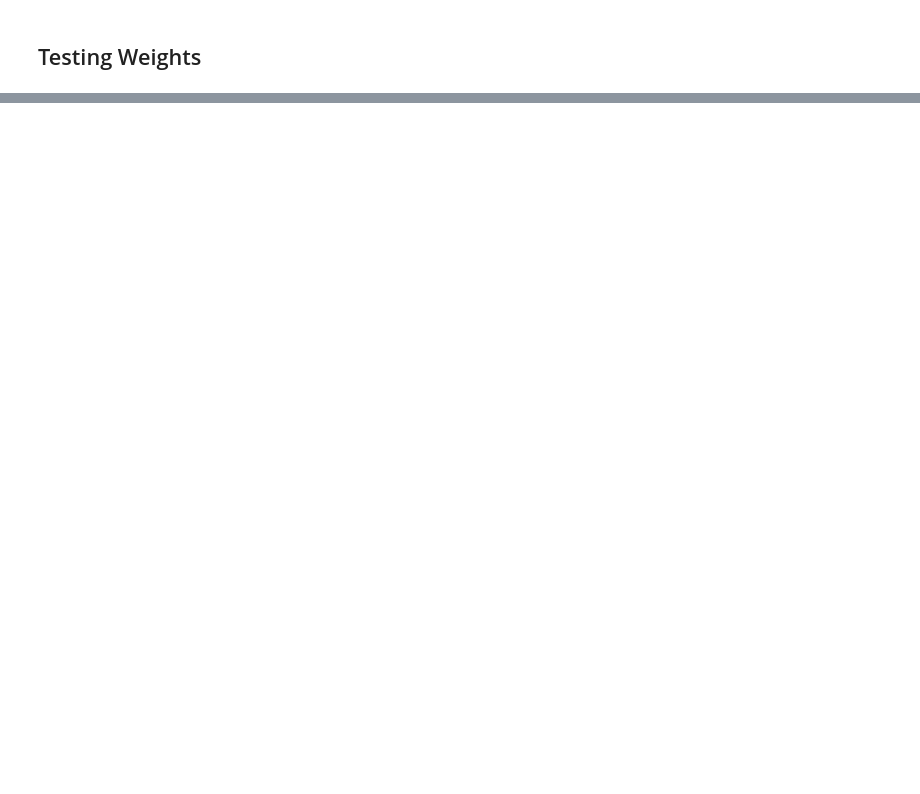
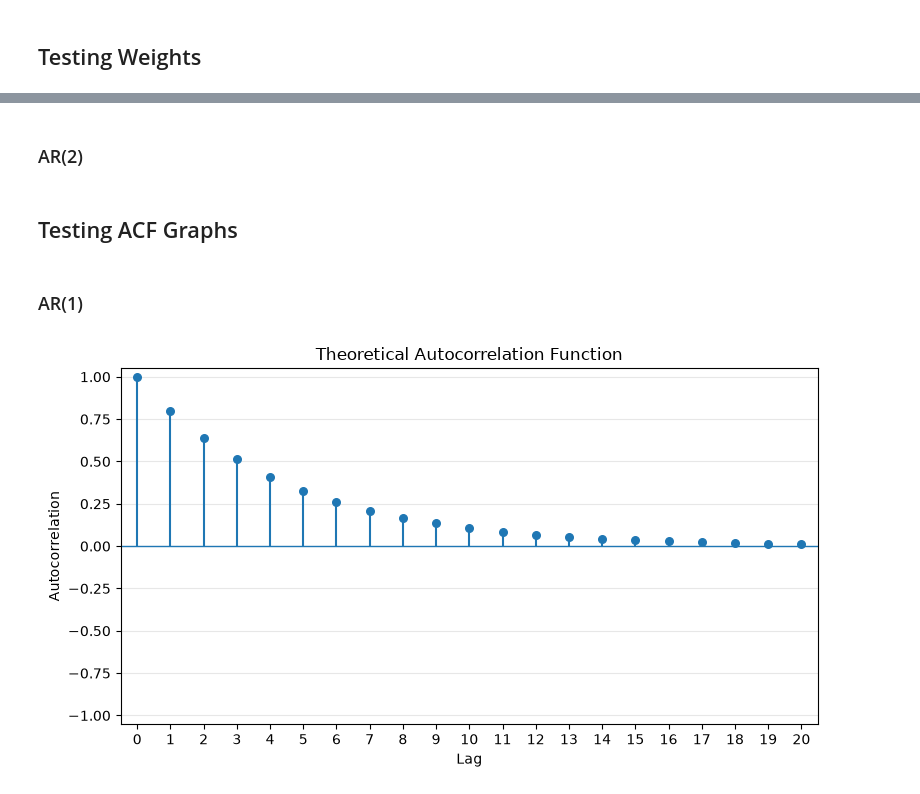
Before and after one commit to maarranz/ARMA-theory, a Jupyter notebook: ARMA_Theory_Demo.ipynb, the cells around one changed output, grey strips where cells are left out. Cells and saved outputs as stored; diff of their text form; code cells hidden in the pictures; blank space fills up the shorter version.

Commit message:
Add theoretical ACF and PACF plots

```diff
--- a/ARMA_Theory_Demo.ipynb
+++ b/ARMA_Theory_Demo.ipynb
@@ -249,0 +379,2 @@ NameError: name 'arma_psi_weights' is not defined
+# %% [markdown]
+### AR(2)
@@ -249,0 +393,12 @@ NameError: name 'arma_psi_weights' is not defined
+# %% [markdown]
+## Testing ACF Graphs
+# %% [markdown]
+### AR(1)
+# %%
+fig, ax = arma.plot_arma_acf(
+    ar=[0.8],
+    ma=[],
+    n_lags=20,
+)
+# %% [output]
+[figure, added]
```
Also changed, not shown: parts of 37 cells of this notebook, 1 other file.
